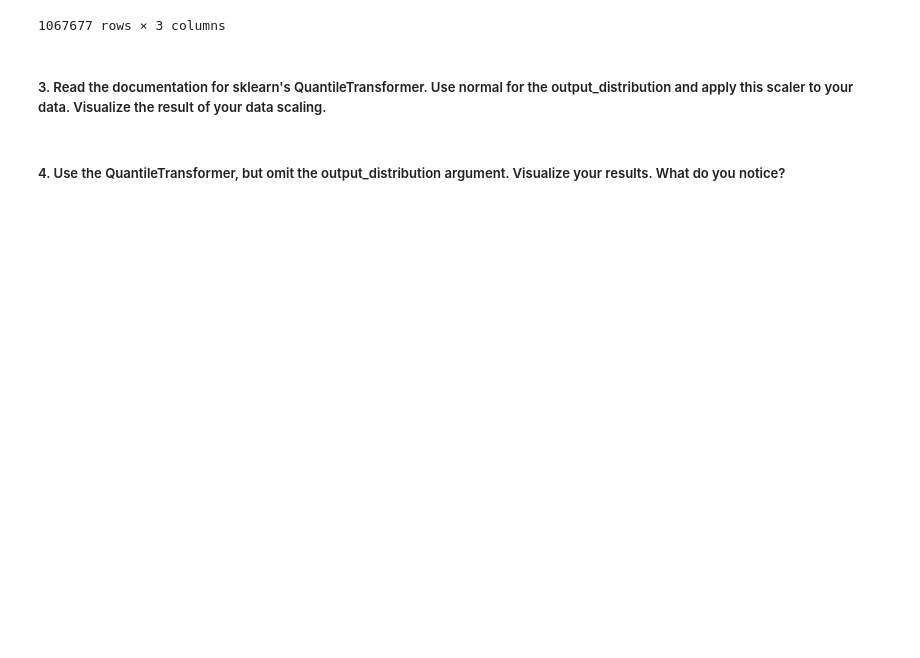
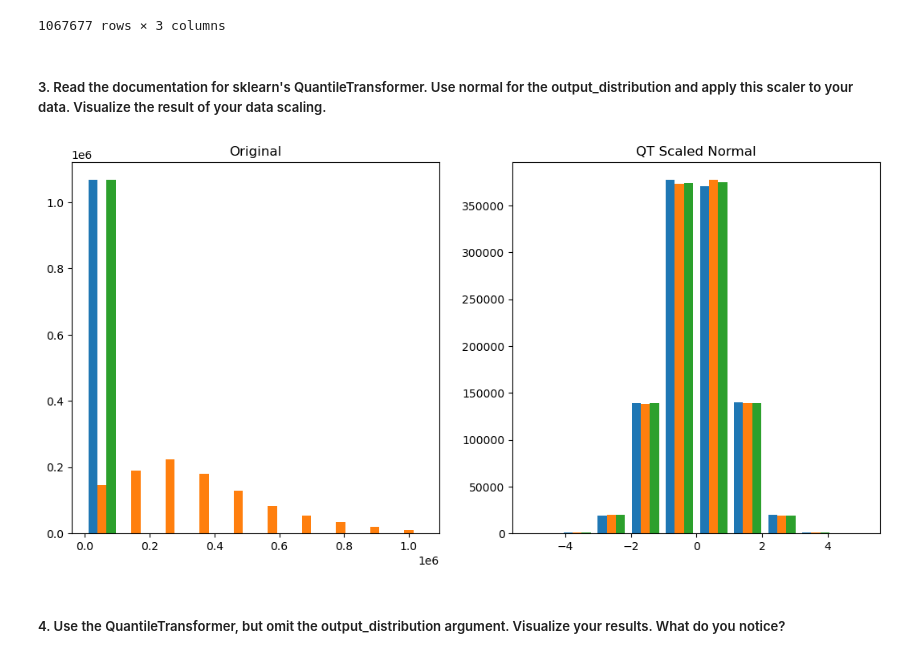
Before and after one commit to corey-baughman/009_regression_exercises, a Jupyter notebook: 0328_scaling.ipynb, the cells around one changed output. Drawn from its saved outputs; the diff is of its cells as text; code cells hidden in the pictures; blank space fills up the shorter version.

```diff
--- a/0328_scaling.ipynb
+++ b/0328_scaling.ipynb
@@ -163,4 +155,20 @@ array([[   944.  , 239885.  ,   4407.69],
 # %% [markdown]
 ##### 3. Read the documentation for sklearn's QuantileTransformer. Use normal for the output_distribution and apply this scaler to your data. Visualize the result of your data scaling.
+# %%
+quantile_transformer = QuantileTransformer(
+    output_distribution='normal', random_state=9751)
+# %%
+x1_train_qt = quantile_transformer.fit_transform(x1_train)
+# %%
+plt.figure(figsize=(13, 6))
+plt.subplot(121)
+plt.hist(x1_train)
+plt.title('Original')
+plt.subplot(122)
+plt.hist(x1_train_qt)
+plt.title('QT Scaled Normal')
+plt.show()
+# %% [output]
+[figure, added]
 # %% [markdown]
 ##### 4. Use the QuantileTransformer, but omit the output_distribution argument. Visualize your results. What do you notice?
```
Also changed, not shown: parts of 12 cells of this notebook, 2 other files.
